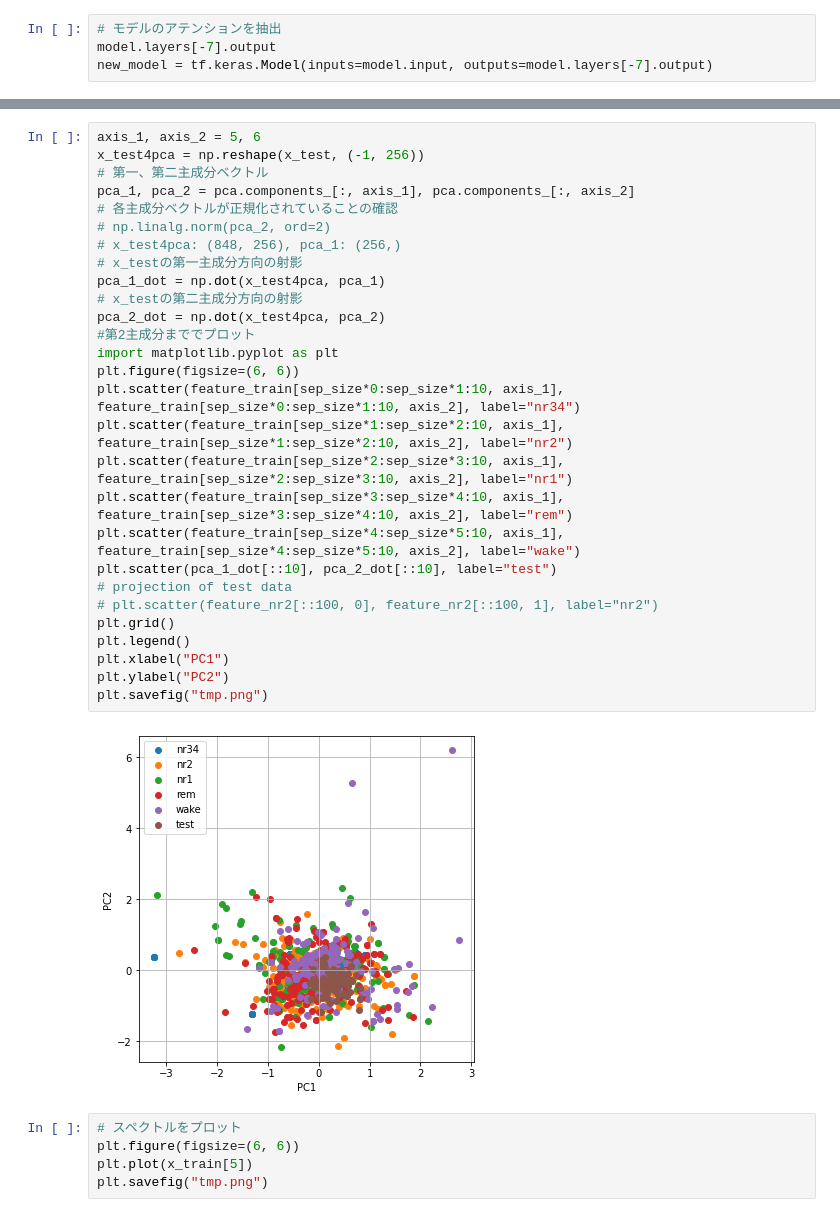
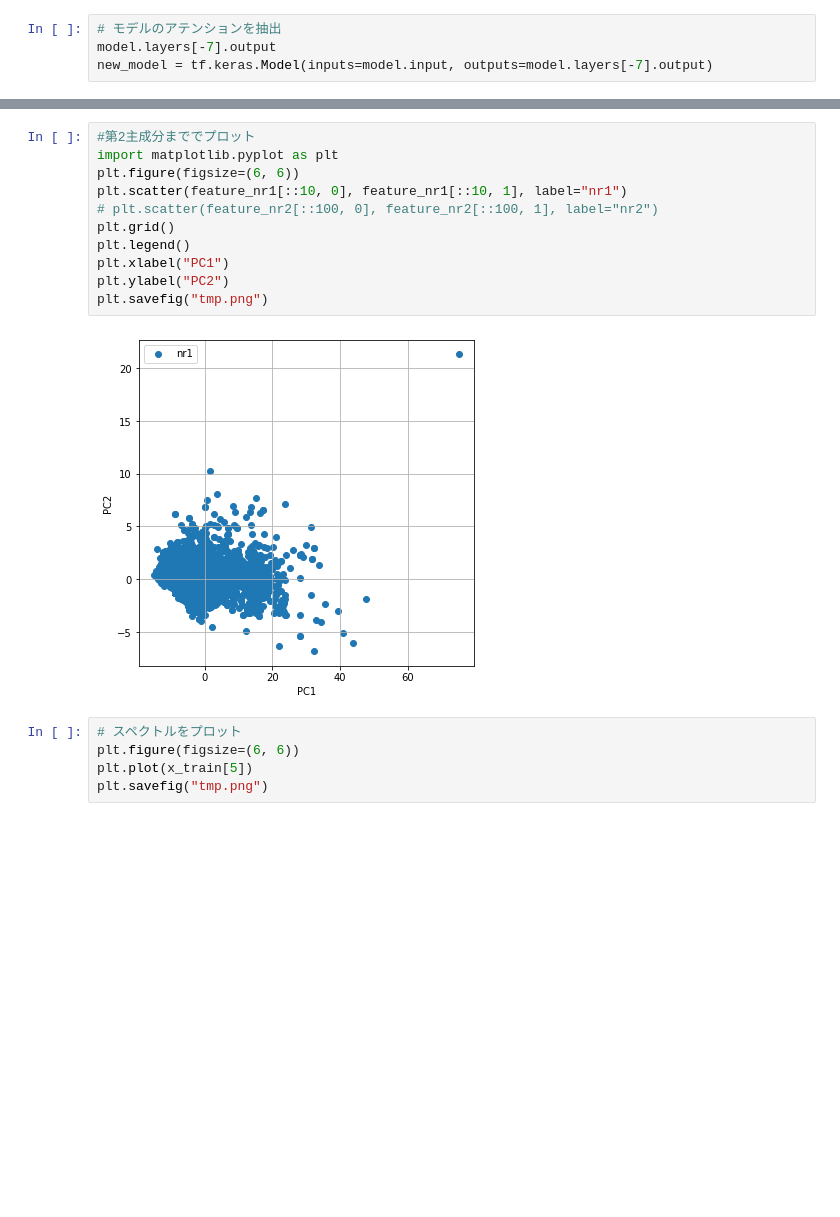
Before and after one commit to Taiki-jp/sleep_study, a Jupyter notebook: data_analysis.ipynb, the cells around one changed output, grey strips where cells are left out. Saved outputs shown, nothing was run; the diff lists cells and outputs as text; blank space fills up the shorter version.

```diff
--- a/data_analysis.ipynb
+++ b/data_analysis.ipynb
@@ -225,33 +170,16 @@ array([ 0.63654822,  0.70715487,  0.98795453,  0.81806447,  0.77111939,
-# %%
-axis_1, axis_2 = 5, 6
-x_test4pca = np.reshape(x_test, (-1, 256))
-# 第一、第二主成分ベクトル
-pca_1, pca_2 = pca.components_[:, axis_1], pca.components_[:, axis_2]
-# 各主成分ベクトルが正規化されていることの確認
-# np.linalg.norm(pca_2, ord=2)
-# x_test4pca: (848, 256), pca_1: (256,)
-# x_testの第一主成分方向の射影
-pca_1_dot = np.dot(x_test4pca, pca_1)
-# x_testの第二主成分方向の射影
-pca_2_dot = np.dot(x_test4pca, pca_2)
-#第2主成分まででプロット
-import matplotlib.pyplot as plt
-plt.figure(figsize=(6, 6))
-plt.scatter(feature_train[sep_size*0:sep_size*1:10, axis_1], feature_train[sep_size*0:sep_size*1:10, axis_2], label="nr34")
-plt.scatter(feature_train[sep_size*1:sep_size*2:10, axis_1], feature_train[sep_size*1:sep_size*2:10, axis_2], label="nr2")
-plt.scatter(feature_train[sep_size*2:sep_size*3:10, axis_1], feature_train[sep_size*2:sep_size*3:10, axis_2], label="nr1")
-plt.scatter(feature_train[sep_size*3:sep_size*4:10, axis_1], feature_train[sep_size*3:sep_size*4:10, axis_2], label="rem")
-plt.scatter(feature_train[sep_size*4:sep_size*5:10, axis_1], feature_train[sep_size*4:sep_size*5:10, axis_2], label="wake")
-plt.scatter(pca_1_dot[::10], pca_2_dot[::10], label="test")
-# projection of test data
-# plt.scatter(feature_nr2[::100, 0], feature_nr2[::100, 1], label="nr2")
-plt.grid()
-plt.legend()
-plt.xlabel("PC1")
-plt.ylabel("PC2")
-plt.savefig("tmp.png")
-# %% [output]
-[figure, removed]
+# %%
+#第2主成分まででプロット
+import matplotlib.pyplot as plt
+plt.figure(figsize=(6, 6))
+plt.scatter(feature_nr1[::10, 0], feature_nr1[::10, 1], label="nr1")
+# plt.scatter(feature_nr2[::100, 0], feature_nr2[::100, 1], label="nr2")
+plt.grid()
+plt.legend()
+plt.xlabel("PC1")
+plt.ylabel("PC2")
+plt.savefig("tmp.png")
+# %% [output]
+[figure, added]
 # %%
 # スペクトルをプロット
 plt.figure(figsize=(6, 6))
```
Also changed, not shown: parts of 59 cells of this notebook, 1 other file.
